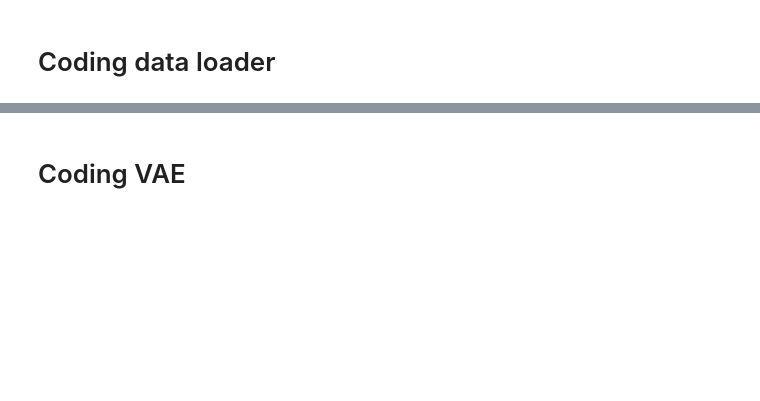
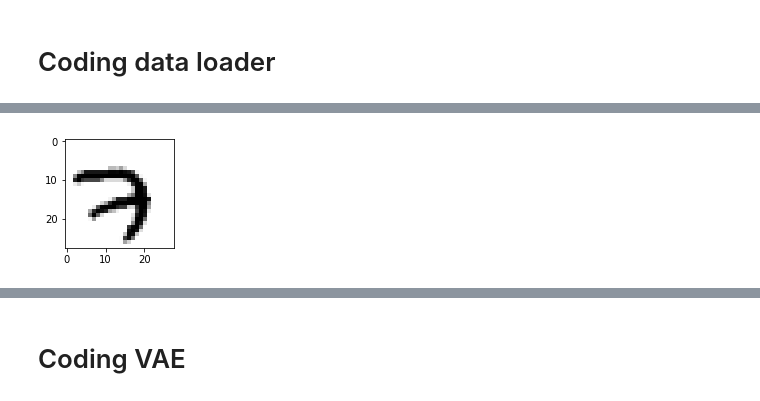
Before and after one commit to hiranumn/DLmodels, a Jupyter notebook: vae/Variational autoencoder implementation.ipynb, the cells around one changed output, grey strips where cells are left out. Drawn from its saved outputs; the diff is of its cells as text; code cells hidden in the pictures; blank space fills up the shorter version.

```diff
--- a/vae/Variational autoencoder implementation.ipynb
+++ b/vae/Variational autoencoder implementation.ipynb
@@ -75,3 +76,9 @@ Extracting MNIST_data/t10k-labels-idx1-ubyte.gz
+# %%
+plt.figure(figsize=(2,2))
+plt.imshow(X[0].reshape(28,28), cmap='Greys')
+plt.show()
+# %% [output]
+[figure, added]
 # %%
 x, y = train_bf.next()
 plt.figure(figsize=(2,2))
```
Also changed, not shown: parts of 11 cells of this notebook, 16 other files.
